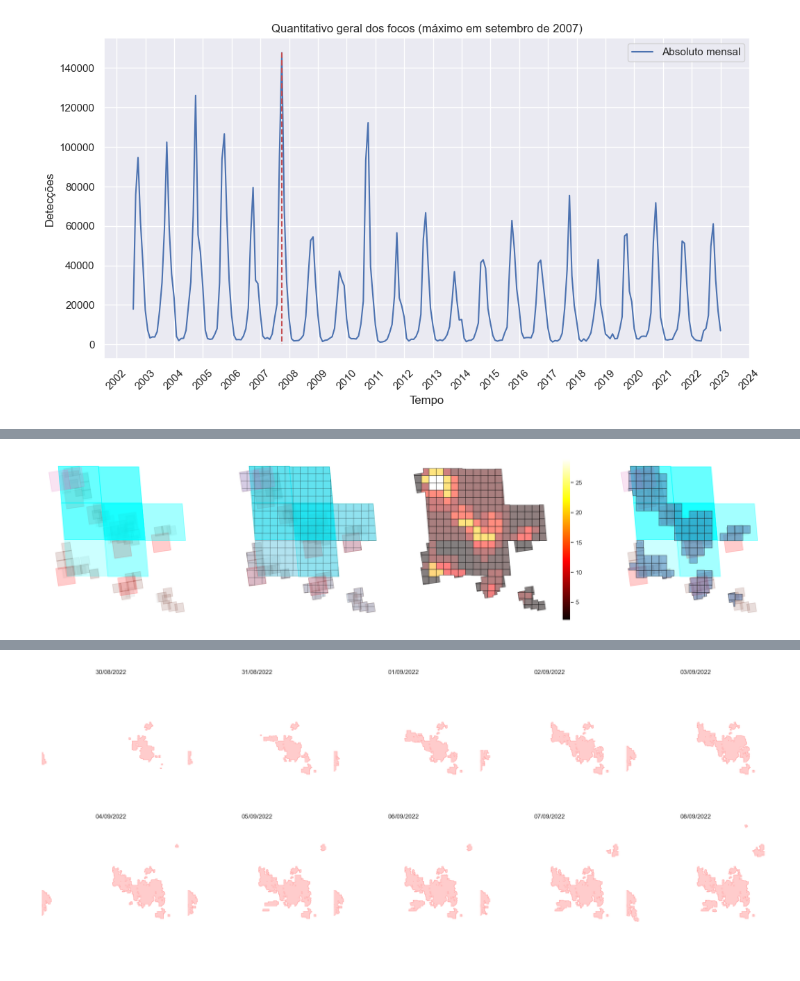
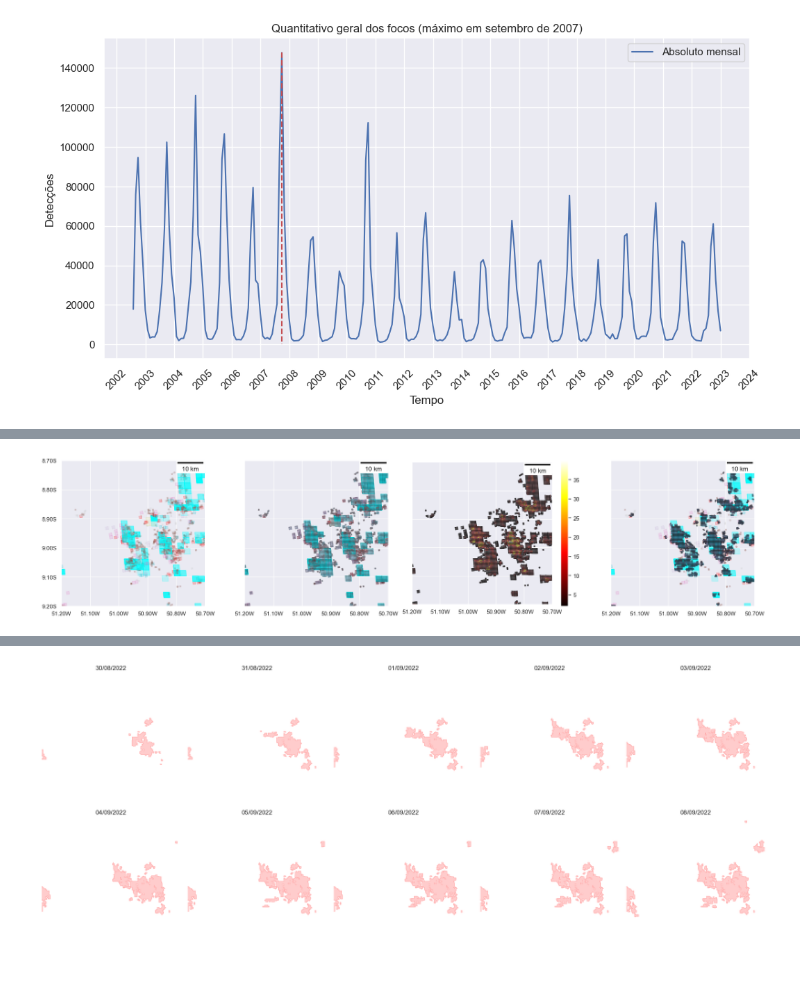
Before and after one commit to josebraz/INPE-Queimadas, a Jupyter notebook: Queimadas.ipynb, the cells around one changed output, grey strips where cells are left out. Saved outputs shown, nothing was run; the diff lists cells and outputs as text; code cells hidden in the pictures.

```diff
--- a/Queimadas.ipynb
+++ b/Queimadas.ipynb
@@ -592,0 +726,4 @@ class SatellitesMeasureGeometry:
+# %%
+center_lat, center_lon, size = -8.70, -70.60, 0.20
+data_temp = sub_space_by_center(df.query("'2022-09-02 00:00:00-03:00' < datahora < '2022-09-02 23:59:59-03:00'"), center_lat, center_lon, size)
+show_separated_satelittes(data_temp)
@@ -613,15 +752,12 @@ class SatellitesExplore:
              size: float = None, only_quads_evaluated: bool = False, axs: list[plt.Axes] = None,
              with_color_bar: bool = True, with_base_map: bool = False, threshold: float = default_threshold):
         if axs == None:
-            if only_quads_evaluated:
-                n = 1
-            else:
-                n = 4
+            n = 1 if only_quads_evaluated else 4
             if with_color_bar:
-                height = (width - width * 0.1) / n # color bar space
+                height = (width - width * 0.15) / n # color bar space
             else:
                 height = width / n
-            fig, axs = plt.subplots(1, n, sharex=True, sharey=True, figsize=(width, height))
+            fig, axs = plt.subplots(1, n, sharey=True, sharex=True, figsize=(width, height))
             fig.tight_layout(pad=0.0)
             axs = axs.flat
 
@@ -633,20 +769,14 @@ class SatellitesExplore:
             self.show_satellites_quads_evaluated(axs[2], with_color_bar=with_color_bar)
             self.show_satellites_quads_filtered(axs[3], with_base_map=with_base_map, threshold=threshold)
 
-        has_bounds = center_lat != None and center_lon != None and size != None
-        if has_bounds:
-            min_lat, max_lat, min_lon, max_lon = get_bounds(center_lat, center_lon, size)
+        min_lat, max_lat, min_lon, max_lon = get_bounds(center_lat, center_lon, size)
         for ax in axs:
-            if has_bounds:
-                ax.set_xlim([min_lon, max_lon])
-                ax.set_ylim([min_lat, max_lat])
-            ax.set_axis_off()
+            configure_geografic_axes(ax, min_lon, max_lon, min_lat, max_lat)
 
     def show_satellites_areas(self, ax: plt.Axes, with_base_map: bool = False):
         if len(self.dataframe) == 0: return
         self.dataframe.plot(
             ax=ax,
-            column='simp_satelite',
             color=self.data_color,
             categorical=True,
             alpha=0.2,
@@ -807,10 +937,10 @@ class SatellitesExplore:
 
         return MultiPolygon(geometries)
 # %%
-center_lat, center_lon, size = -9, -51, 0.15
-data_temp = sub_space_by_center(df.query("'2022-09-02 00:00:00-03:00' < datahora < '2022-09-02 23:59:59-03:00'"), center_lat, center_lon, size)
+center_lat, center_lon, size = -8.95, -50.70, 0.50
+data_temp = sub_space_by_center(df.query("'2022-09-01 00:00:00-03:00' < datahora < '2022-09-30 23:59:59-03:00'"), center_lat, center_lon, size)
 
 explorer = SatellitesExplore(data_temp, quadrat_width=0.004)
-explorer.plot(width=20, threshold=5)
+explorer.plot(width=20, threshold=5, center_lat=center_lat, center_lon=center_lon, size=size)
 # %% [output]
-[figure, old version]
+[figure, new version]
```
Also changed, not shown: parts of 12 cells of this notebook, 3 other files.
